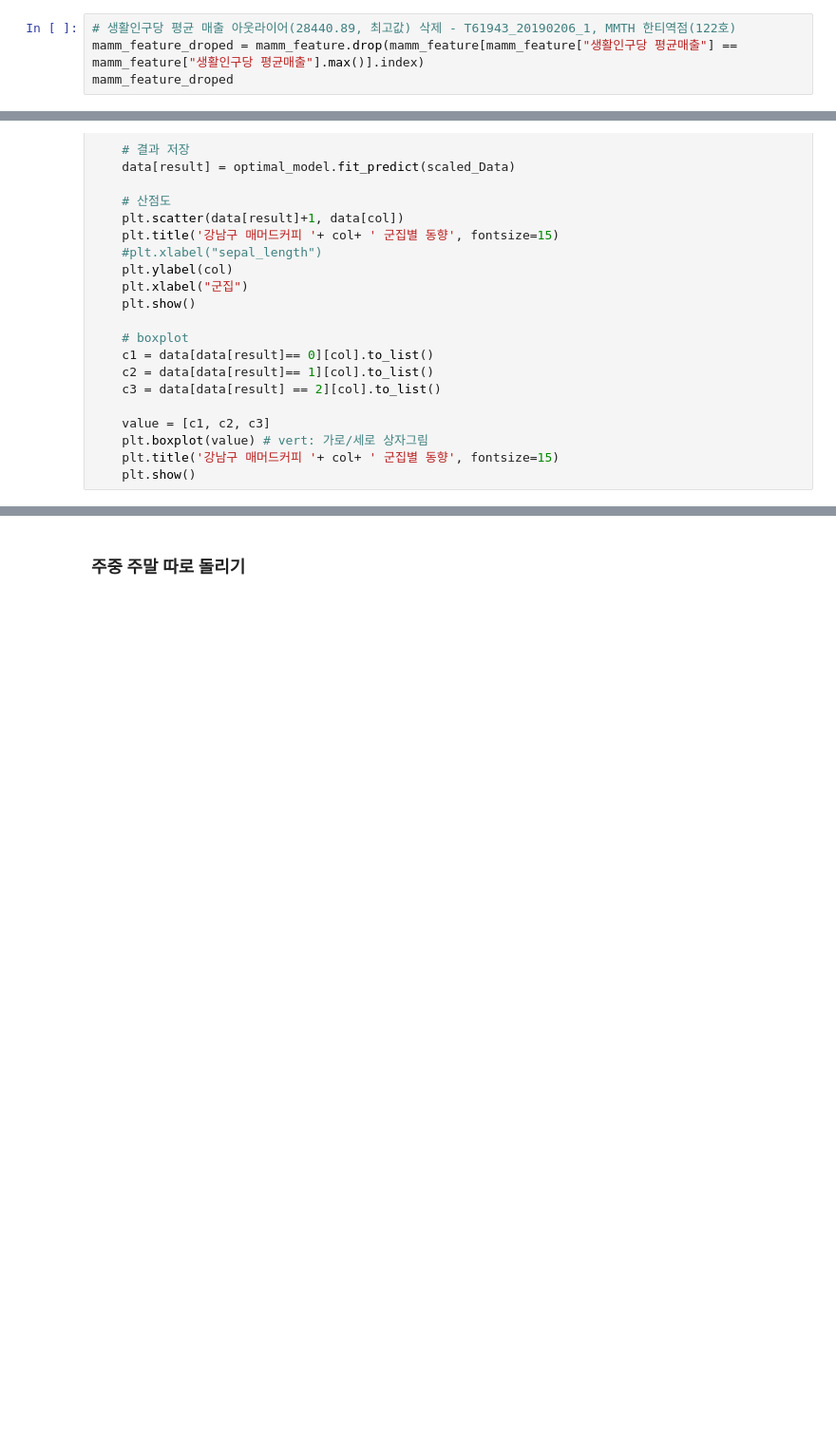
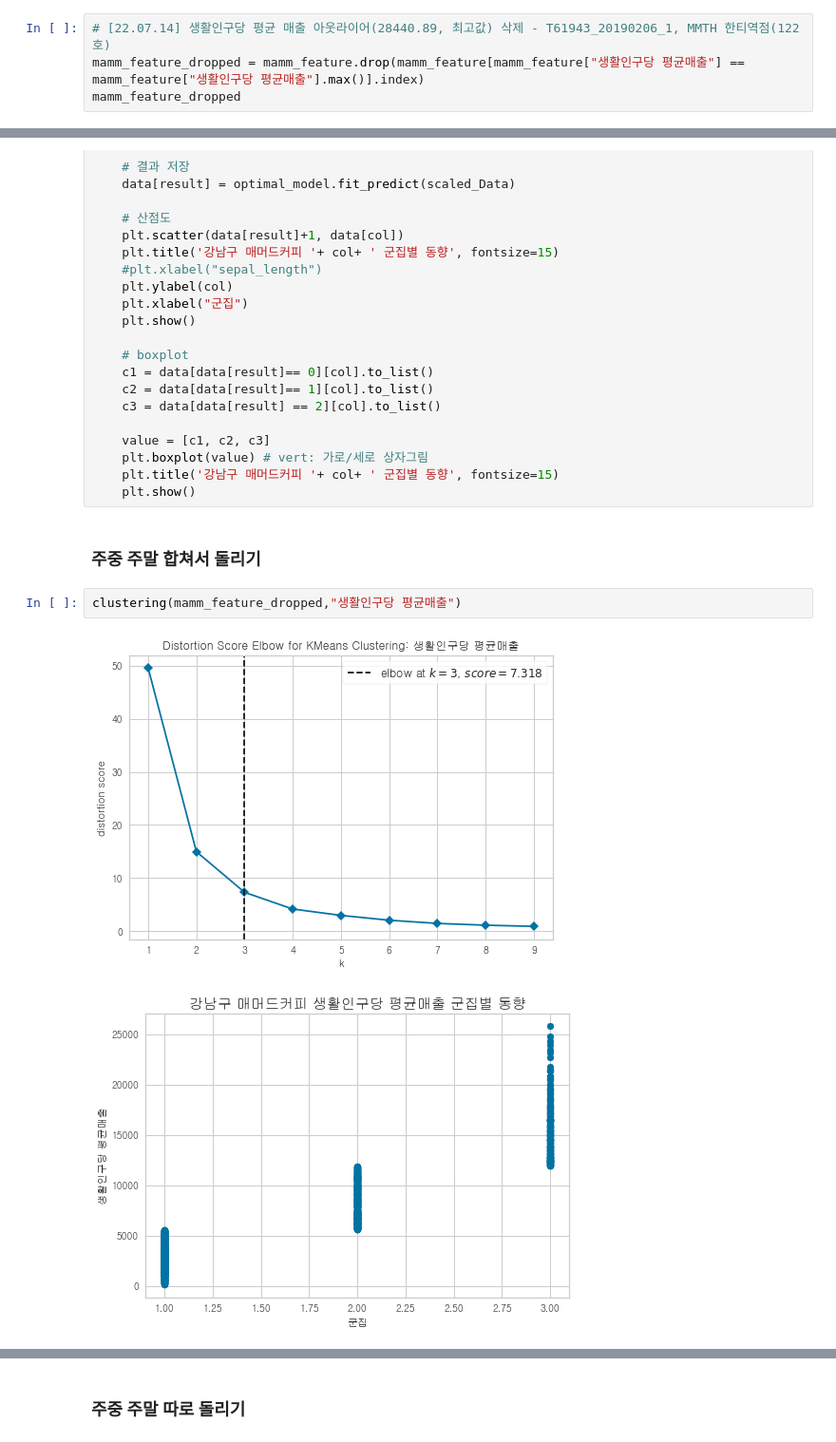
Before and after one commit to POSdata-Sales-Prediction/Store-operation-consulting, a Jupyter notebook: Modeling/Sub2/clustering.ipynb, the cells around one changed output, grey strips where cells are left out. Shown: that part at 95% size. Drawn from its saved outputs; the diff is of its cells as text; blank space fills up the shorter version.

```diff
--- a/Modeling/Sub2/clustering.ipynb
+++ b/Modeling/Sub2/clustering.ipynb
@@ -31,9 +31,9 @@ mamm_feature_weekend.shape, mamm_feature_weekday.shape
 # %% [output]
 ((306, 10), (1125, 10))
 # %%
-# 생활인구당 평균 매출 아웃라이어(28440.89, 최고값) 삭제 - T61943_20190206_1, MMTH 한티역점(122호)
-mamm_feature_droped = mamm_feature.drop(mamm_feature[mamm_feature["생활인구당 평균매출"] == mamm_feature["생활인구당 평균매출"].max()].index)
-mamm_feature_droped
+# [22.07.14] 생활인구당 평균 매출 아웃라이어(28440.89, 최고값) 삭제 - T61943_20190206_1, MMTH 한티역점(122호)
+mamm_feature_dropped = mamm_feature.drop(mamm_feature[mamm_feature["생활인구당 평균매출"] == mamm_feature["생활인구당 평균매출"].max()].index)
+mamm_feature_dropped
 # %% [output]
 |  | 매장코드_영업일자_시간대 | 매장코드 | 매장명 | 기준일ID | 주중/주말 | 시간대구분 | 상업지역 면적 | 평균생활인구수 | 평균매출 | 생활인구당 평균매출 |
 | 0 | S53661_20190201_1 | S53661 | MMTH 역삼점 | 2019-02-01 | 0 | 1.0 | 203448.20 | 102461.88 | 37033.33 | 3614.35 |
@@ -102,3 +102,10 @@ def clustering(data, col):
     plt.boxplot(value) # vert: 가로/세로 상자그림
     plt.title('강남구 매머드커피 '+ col+ ' 군집별 동향', fontsize=15)
     plt.show()
+# %% [markdown]
+### 주중 주말 합쳐서 돌리기
+# %%
+clustering(mamm_feature_dropped,"생활인구당 평균매출")
+# %% [output]
+[figure, added]
+[figure, added]
```
Also changed, not shown: parts of 20 cells of this notebook.
